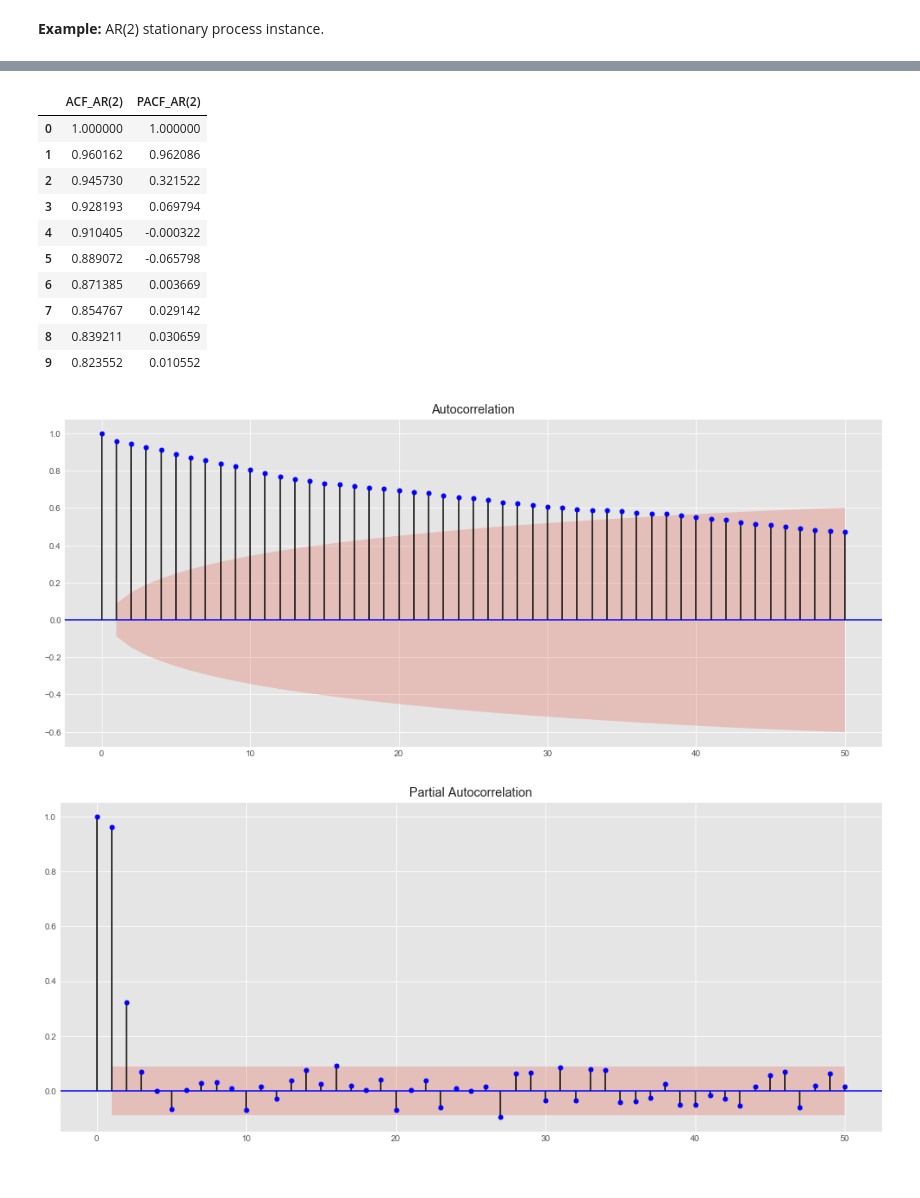
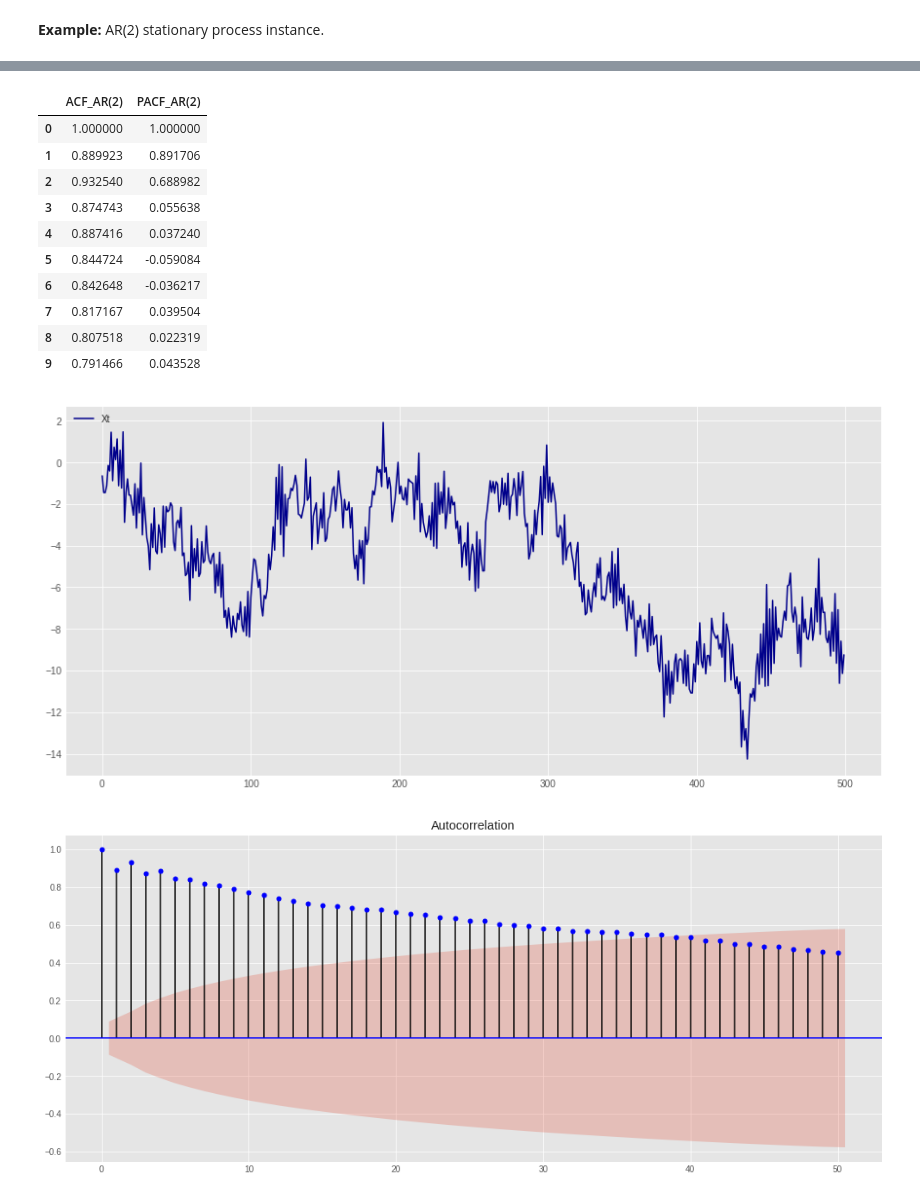
Before and after one commit to ErickEduardoAH/TimeSeriesAnalysis, a Jupyter notebook: 1.3 Time Series Stationary Models - Autoregresive Time Series.ipynb, the cells around one changed output, grey strips where cells are left out. Saved outputs shown, nothing was run; the diff lists cells and outputs as text; code cells hidden in the pictures.

```diff
--- a/1.3 Time Series Stationary Models - Autoregresive Time Series.ipynb
+++ b/1.3 Time Series Stationary Models - Autoregresive Time Series.ipynb
@@ -493,0 +493,15 @@ plt.show()
+# %%
+sigma2 = 2
+phi = 0.96
+endog = 'Xt'
+time_series_df = auto_regresive_1_series(sigma2=sigma2,phi=phi,n=500,x0=0)
+plotTimeSeries(time_series_df[[endog]])
+plt.style.use('ggplot')
+plt.figsize=(15,10)
+fig = plot_acf(time_series_df[[endog]],lags=lags,c='b')
+fig.set_figwidth(17)
+fig.set_figheight(7)
+fig = plot_pacf(time_series_df[[endog]],lags=lags,c='b')
+fig.set_figwidth(17)
+fig.set_figheight(7)
+plt.show()
@@ -921,38 +968,47 @@ $$
 \phi_{33}&=0\\
 \end{align*}
 $$
-# %%
-from statsmodels.graphics.tsaplots import plot_acf, plot_pacf
-from statsmodels.tsa.stattools import acf, pacf
-
-lags=50
-AR_2_CFS = pd.DataFrame([acf(AR_2['Xt'],nlags=lags),\
-                         pacf(AR_2['Xt'],nlags=lags)])\
-             .transpose()
-AR_2_CFS.columns = ['ACF_AR(2)','PACF_AR(2)']
-AR_2_CFS[:10]
-# %% [output]
-|  | ACF_AR(2) | PACF_AR(2) |
-| 0 | 1.000000 | 1.000000 |
-| 1 | 0.960162 | 0.962086 |
-| 2 | 0.945730 | 0.321522 |
-| 3 | 0.928193 | 0.069794 |
-| 4 | 0.910405 | -0.000322 |
-| 5 | 0.889072 | -0.065798 |
-| 6 | 0.871385 | 0.003669 |
-| 7 | 0.854767 | 0.029142 |
-| 8 | 0.839211 | 0.030659 |
-| 9 | 0.823552 | 0.010552 |
 # %%
+from statsmodels.graphics.tsaplots import plot_acf, plot_pacf
+from statsmodels.tsa.stattools import acf, pacf
+
+ar = np.array([.3,.7])
+n = 500
+lags=50
+np.random.seed(5000)
+
+Xt = sm.tsa.arma_generate_sample(np.r_[1, -ar],np.r_[1, np.array([0, 0])],n,1)
+time_series_df = pd.DataFrame(Xt)
+time_series_df.columns= ['Xt']
+
+ar_2_cfs = pd.DataFrame([acf(time_series_df['Xt'],nlags=lags),\
+                         pacf(time_series_df['Xt'],nlags=lags)])\
+             .transpose()
+ar_2_cfs.columns = ['ACF_AR(2)','PACF_AR(2)']
+display(ar_2_cfs[:10])
+
+
 plt.style.use('ggplot')
+plotTimeSeries(time_series_df)
 plt.figsize=(15,10)
-fig = plot_acf(AR_2['Xt'],lags=lags,c='b')
+fig = plot_acf(time_series_df['Xt'],lags=lags,c='b')
 fig.set_figwidth(17)
 fig.set_figheight(7)
-fig = plot_pacf(AR_2['Xt'],lags=lags,c='b')
+fig = plot_pacf(time_series_df['Xt'],lags=lags,c='b')
 fig.set_figwidth(17)
 fig.set_figheight(7)
 plt.show()
 # %% [output]
+|  | ACF_AR(2) | PACF_AR(2) |
+| 0 | 1.000000 | 1.000000 |
+| 1 | 0.889923 | 0.891706 |
+| 2 | 0.932540 | 0.688982 |
+| 3 | 0.874743 | 0.055638 |
+| 4 | 0.887416 | 0.037240 |
+| 5 | 0.844724 | -0.059084 |
+| 6 | 0.842648 | -0.036217 |
+| 7 | 0.817167 | 0.039504 |
+| 8 | 0.807518 | 0.022319 |
+| 9 | 0.791466 | 0.043528 |
-[figure, old version]
+[figure, new version]
-[figure, old version]
+[figure, new version]
```
Also changed, not shown: parts of 16 cells of this notebook, 1 other file.
